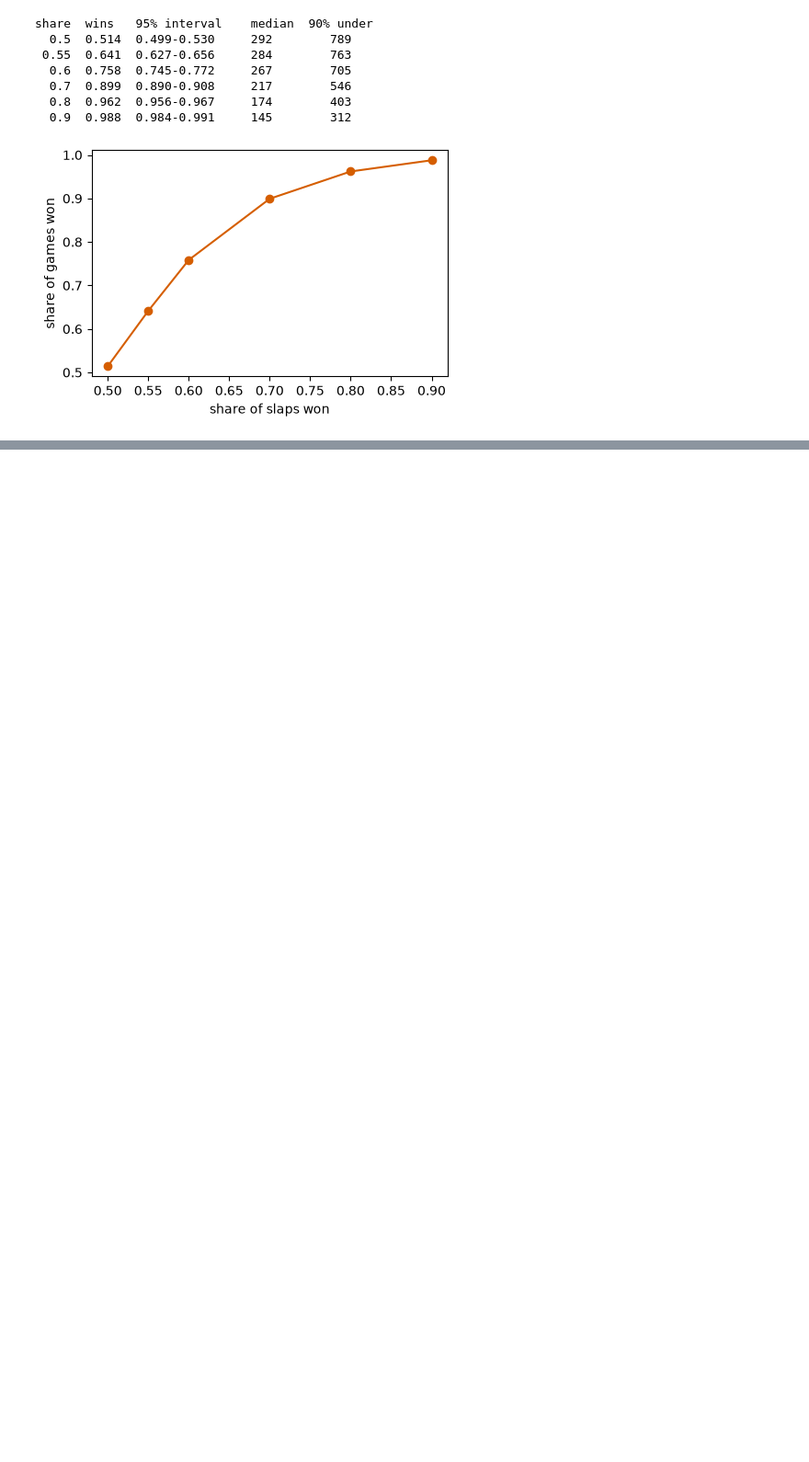
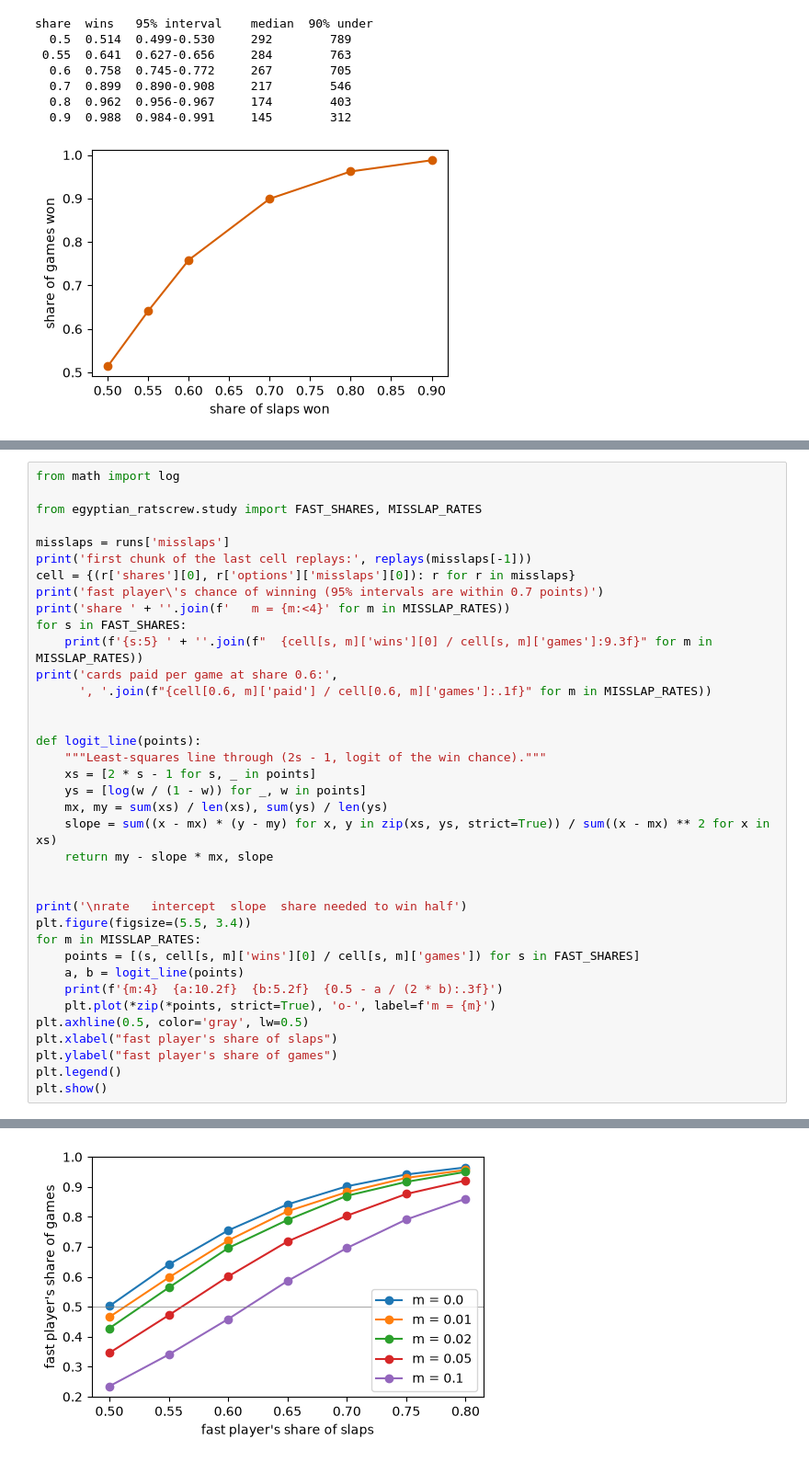
Before and after one commit to arclabs561/games, a Jupyter notebook: egyptian_ratscrew/egyptian_ratscrew.ipynb, the cells around one changed output, grey strips where cells are left out. Shown at 92% size. Cells and saved outputs as stored; diff of their text form; blank space fills up the shorter version.

```diff
--- a/egyptian_ratscrew/egyptian_ratscrew.ipynb
+++ b/egyptian_ratscrew/egyptian_ratscrew.ipynb
@@ -195,0 +280,38 @@ Slapping decides the game. A player who wins 55% of the slaps wins 64% of the ga
+# %%
+from math import log
+
+from egyptian_ratscrew.study import FAST_SHARES, MISSLAP_RATES
+
+misslaps = runs['misslaps']
+print('first chunk of the last cell replays:', replays(misslaps[-1]))
+cell = {(r['shares'][0], r['options']['misslaps'][0]): r for r in misslaps}
+print('fast player\'s chance of winning (95% intervals are within 0.7 points)')
+print('share ' + ''.join(f'   m = {m:<4}' for m in MISSLAP_RATES))
+for s in FAST_SHARES:
+    print(f'{s:5} ' + ''.join(f"  {cell[s, m]['wins'][0] / cell[s, m]['games']:9.3f}" for m in MISSLAP_RATES))
+print('cards paid per game at share 0.6:',
+      ', '.join(f"{cell[0.6, m]['paid'] / cell[0.6, m]['games']:.1f}" for m in MISSLAP_RATES))
+
+
+def logit_line(points):
+    """Least-squares line through (2s - 1, logit of the win chance)."""
+    xs = [2 * s - 1 for s, _ in points]
+    ys = [log(w / (1 - w)) for _, w in points]
+    mx, my = sum(xs) / len(xs), sum(ys) / len(ys)
+    slope = sum((x - mx) * (y - my) for x, y in zip(xs, ys, strict=True)) / sum((x - mx) ** 2 for x in xs)
+    return my - slope * mx, slope
+
+
+print('\nrate   intercept  slope  share needed to win half')
+plt.figure(figsize=(5.5, 3.4))
+for m in MISSLAP_RATES:
+    points = [(s, cell[s, m]['wins'][0] / cell[s, m]['games']) for s in FAST_SHARES]
+    a, b = logit_line(points)
+    print(f'{m:4}  {a:10.2f}  {b:5.2f}  {0.5 - a / (2 * b):.3f}')
+    plt.plot(*zip(*points, strict=True), 'o-', label=f'm = {m}')
+plt.axhline(0.5, color='gray', lw=0.5)
+plt.xlabel("fast player's share of slaps")
+plt.ylabel("fast player's share of games")
+plt.legend()
+plt.show()
+# %% [output]
@@ -195,0 +336 @@ Slapping decides the game. A player who wins 55% of the slaps wins 64% of the ga
+[figure, added]
```
Also changed, not shown: parts of 16 cells of this notebook, 7 other files.
